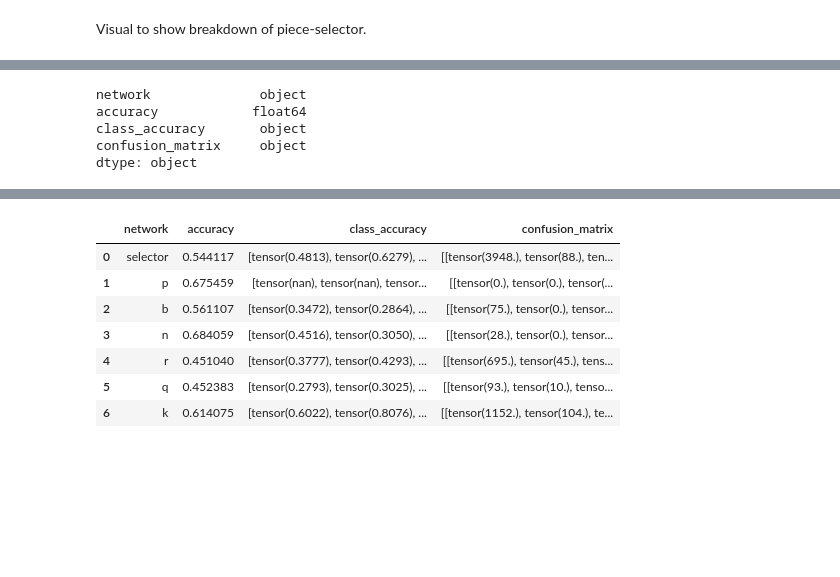
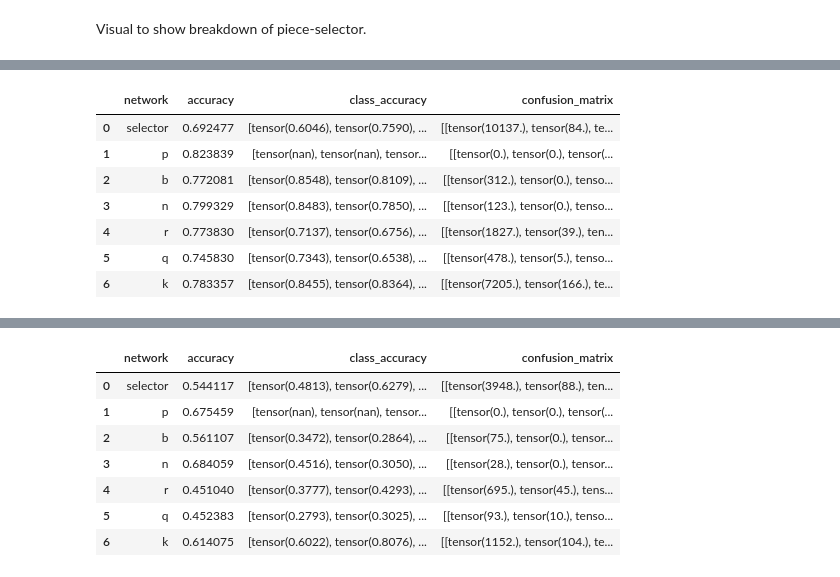
Before and after one commit to jerseyjosh/MockFish, a Jupyter notebook: visuals.ipynb, the cells around one changed output, grey strips where cells are left out. Drawn from its saved outputs; the diff is of its cells as text; code cells hidden in the pictures; blank space fills up the shorter version.

```diff
--- a/visuals.ipynb
+++ b/visuals.ipynb
@@ -74,8 +116,12 @@ Text(0, 0.5, 'Testing Accuracy')
 # %%
-testing_results = pd.read_pickle(RESULTS_DIR + 'testing_results.pickle')
+puzzle_test_accuracy = pd.read_pickle(RESULTS_DIR + 'puzzle_testing_results.pickle')
+puzzle_test_accuracy
 # %% [output]
-network              object
-accuracy            float64
-class_accuracy       object
-confusion_matrix     object
-dtype: object
+|  | network | accuracy | class_accuracy | confusion_matrix |
+| 0 | selector | 0.692477 | [tensor(0.6046), tensor(0.7590), ... | [[tensor(10137.), tensor(84.), te... |
+| 1 | p | 0.823839 | [tensor(nan), tensor(nan), tensor... | [[tensor(0.), tensor(0.), tensor(... |
+| 2 | b | 0.772081 | [tensor(0.8548), tensor(0.8109), ... | [[tensor(312.), tensor(0.), tenso... |
+| 3 | n | 0.799329 | [tensor(0.8483), tensor(0.7850), ... | [[tensor(123.), tensor(0.), tenso... |
+| 4 | r | 0.773830 | [tensor(0.7137), tensor(0.6756), ... | [[tensor(1827.), tensor(39.), ten... |
+| 5 | q | 0.745830 | [tensor(0.7343), tensor(0.6538), ... | [[tensor(478.), tensor(5.), tenso... |
+| 6 | k | 0.783357 | [tensor(0.8455), tensor(0.8364), ... | [[tensor(7205.), tensor(166.), te... |
```
Also changed, not shown: parts of 8 cells of this notebook, 24 other files.
